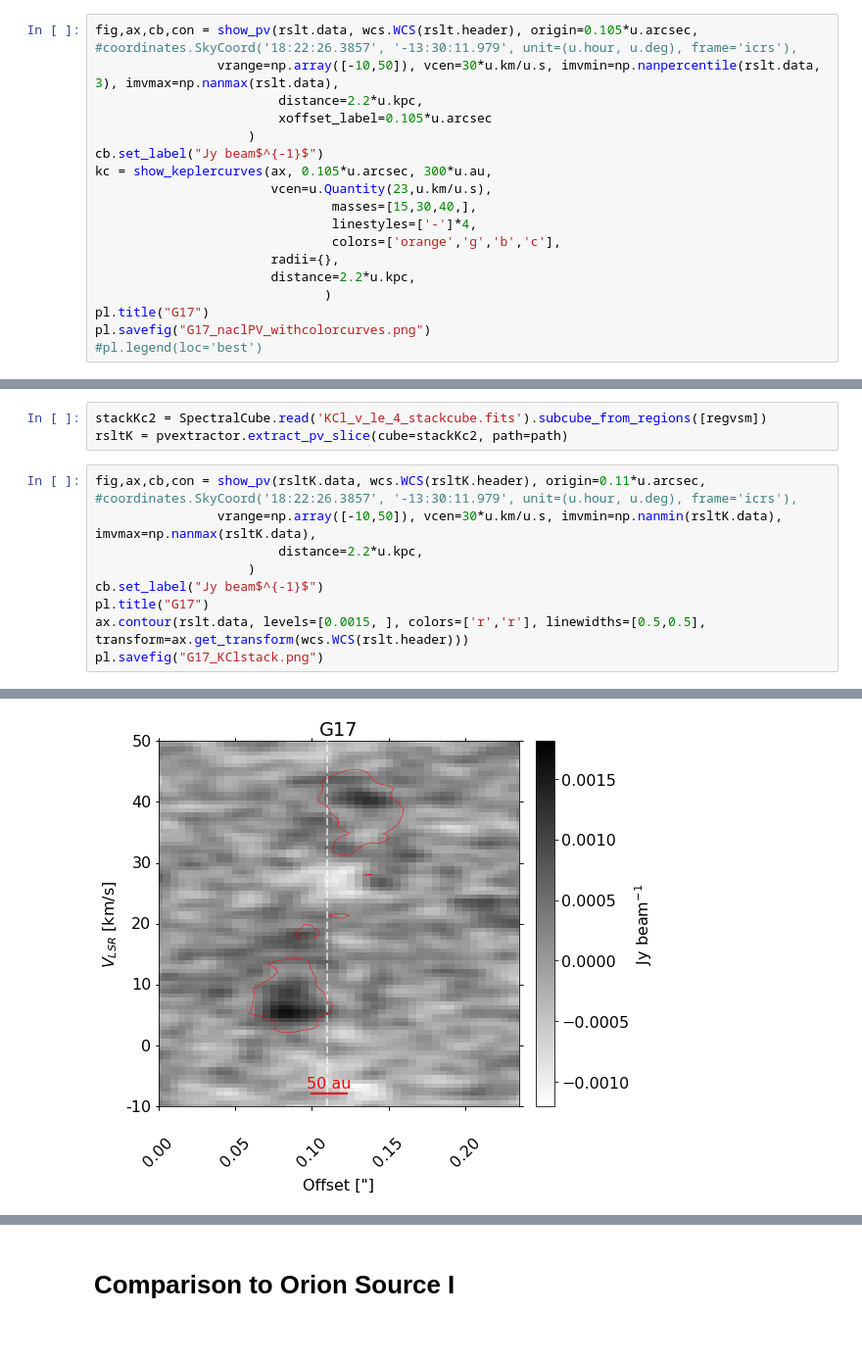
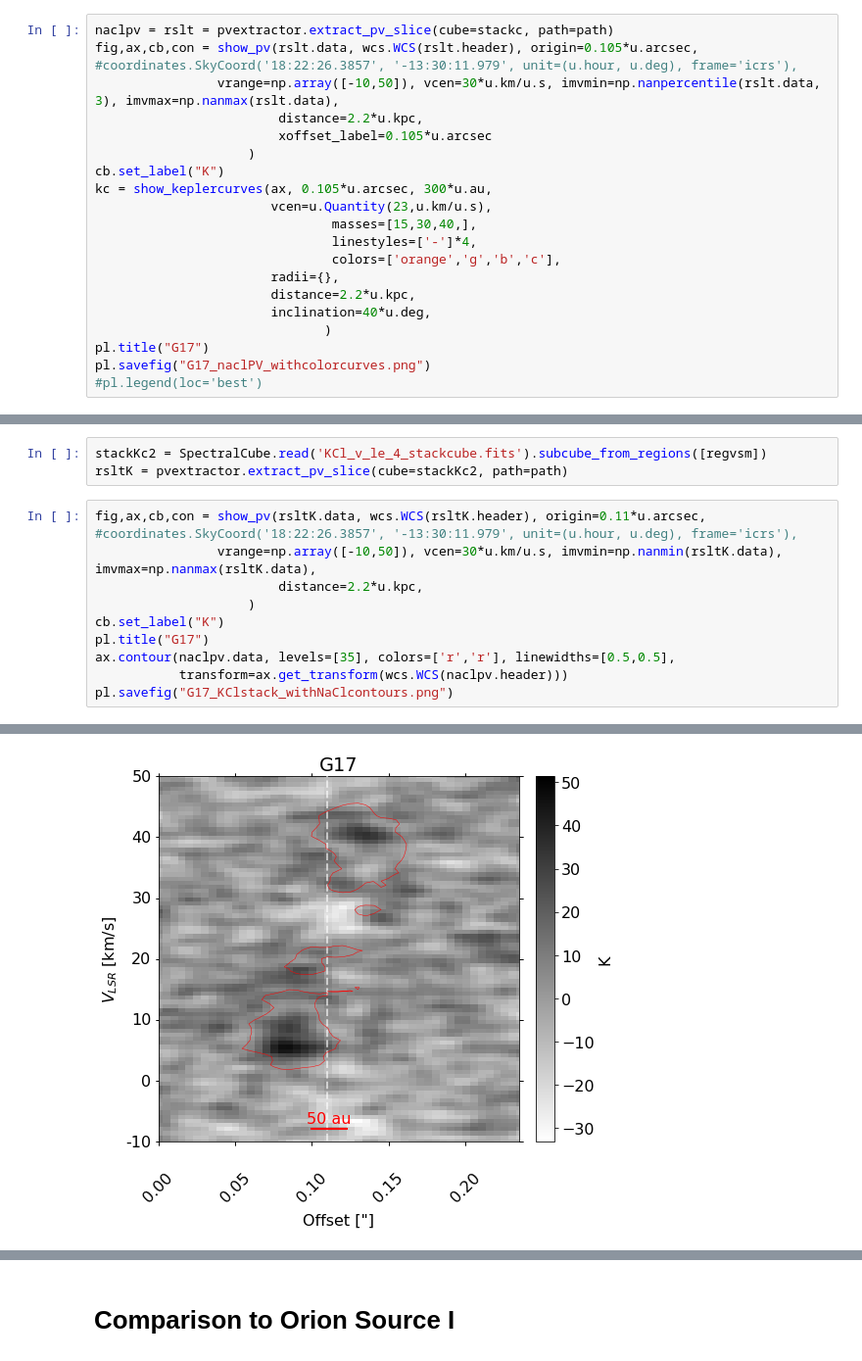
Before and after one commit to keflavich/saltmining, a Jupyter notebook: notebooks/Maud.ipynb, the cells around one changed output, grey strips where cells are left out. Shown at 98% size. Drawn from its saved outputs; the diff is of its cells as text.

```diff
--- a/notebooks/Maud.ipynb
+++ b/notebooks/Maud.ipynb
@@ -931,12 +956,13 @@ import show_pv
 imp.reload(show_pv)
 from show_pv import show_keplercurves, show_pv
 # %%
+naclpv = rslt = pvextractor.extract_pv_slice(cube=stackc, path=path)
 fig,ax,cb,con = show_pv(rslt.data, wcs.WCS(rslt.header), origin=0.105*u.arcsec, #coordinates.SkyCoord('18:22:26.3857', '-13:30:11.979', unit=(u.hour, u.deg), frame='icrs'),
                 vrange=np.array([-10,50]), vcen=30*u.km/u.s, imvmin=np.nanpercentile(rslt.data, 3), imvmax=np.nanmax(rslt.data),
                         distance=2.2*u.kpc,
                         xoffset_label=0.105*u.arcsec
                     )
-cb.set_label("Jy beam$^{-1}$")
+cb.set_label("K")
 kc = show_keplercurves(ax, 0.105*u.arcsec, 300*u.au,
                        vcen=u.Quantity(23,u.km/u.s),
                                masses=[15,30,40,],
@@ -944,6 +970,7 @@ kc = show_keplercurves(ax, 0.105*u.arcsec, 300*u.au,
                                colors=['orange','g','b','c'],
                        radii={},
                        distance=2.2*u.kpc,
+                       inclination=40*u.deg,
                               )
 pl.title("G17")
 pl.savefig("G17_naclPV_withcolorcurves.png")
@@ -962,14 +1019,15 @@ rsltK = pvextractor.extract_pv_slice(cube=stackKc2, path=path)
 # %%
 fig,ax,cb,con = show_pv(rsltK.data, wcs.WCS(rsltK.header), origin=0.11*u.arcsec, #coordinates.SkyCoord('18:22:26.3857', '-13:30:11.979', unit=(u.hour, u.deg), frame='icrs'),
                 vrange=np.array([-10,50]), vcen=30*u.km/u.s, imvmin=np.nanmin(rsltK.data), imvmax=np.nanmax(rsltK.data),
                         distance=2.2*u.kpc,
                     )
-cb.set_label("Jy beam$^{-1}$")
+cb.set_label("K")
 pl.title("G17")
-ax.contour(rslt.data, levels=[0.0015, ], colors=['r','r'], linewidths=[0.5,0.5], transform=ax.get_transform(wcs.WCS(rslt.header)))
-pl.savefig("G17_KClstack.png")
+ax.contour(naclpv.data, levels=[35], colors=['r','r'], linewidths=[0.5,0.5],
+           transform=ax.get_transform(wcs.WCS(naclpv.header)))
+pl.savefig("G17_KClstack_withNaClcontours.png")
 # %% [output]
 leftmost: 0.0 arcsec
 rightmost: 6.5277777777783e-05 arcsec
 endpoints_x = [0.1        0.12272727] arcsec
-[figure, old version]
+[figure, new version]
```
Also changed, not shown: parts of 30 cells of this notebook, 5 other files.
